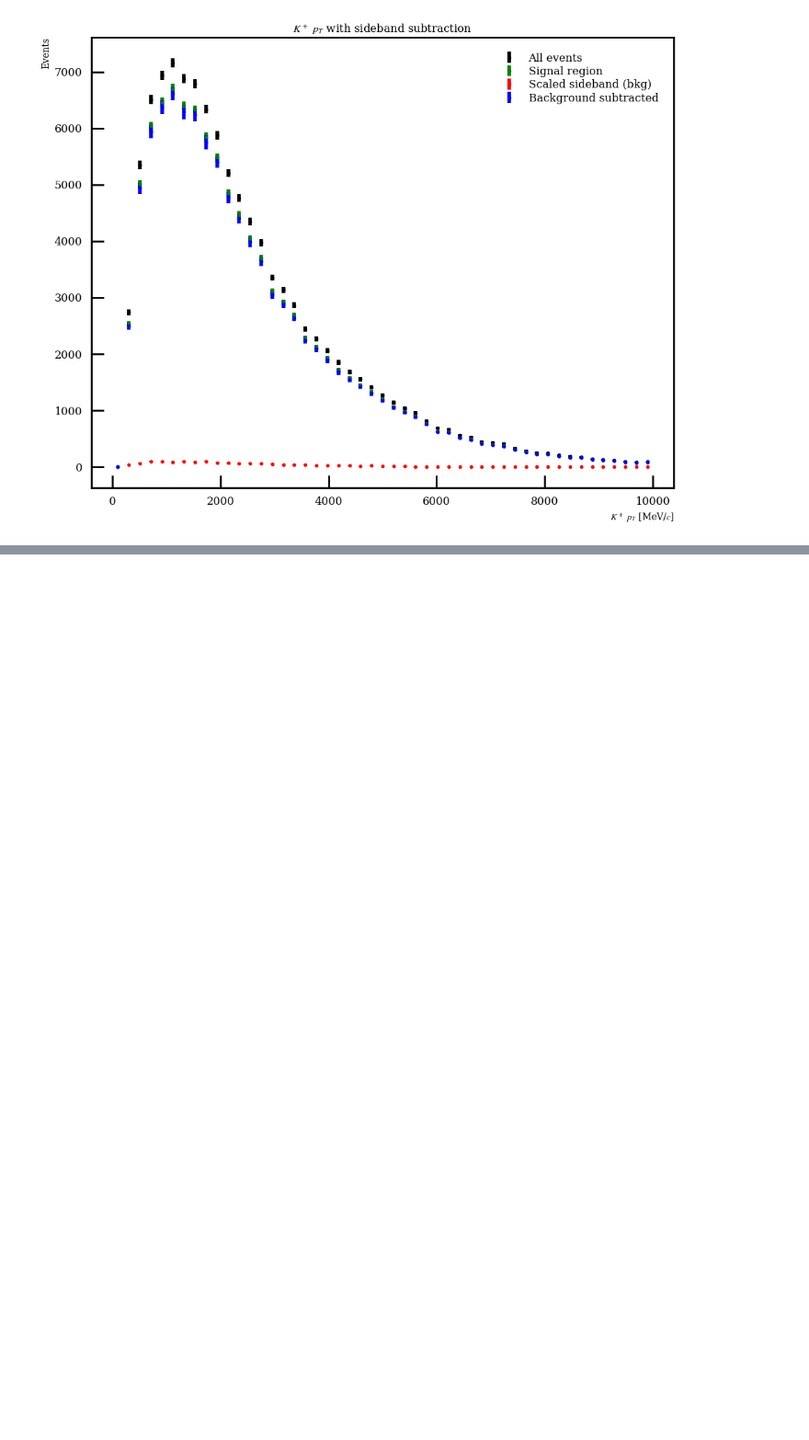
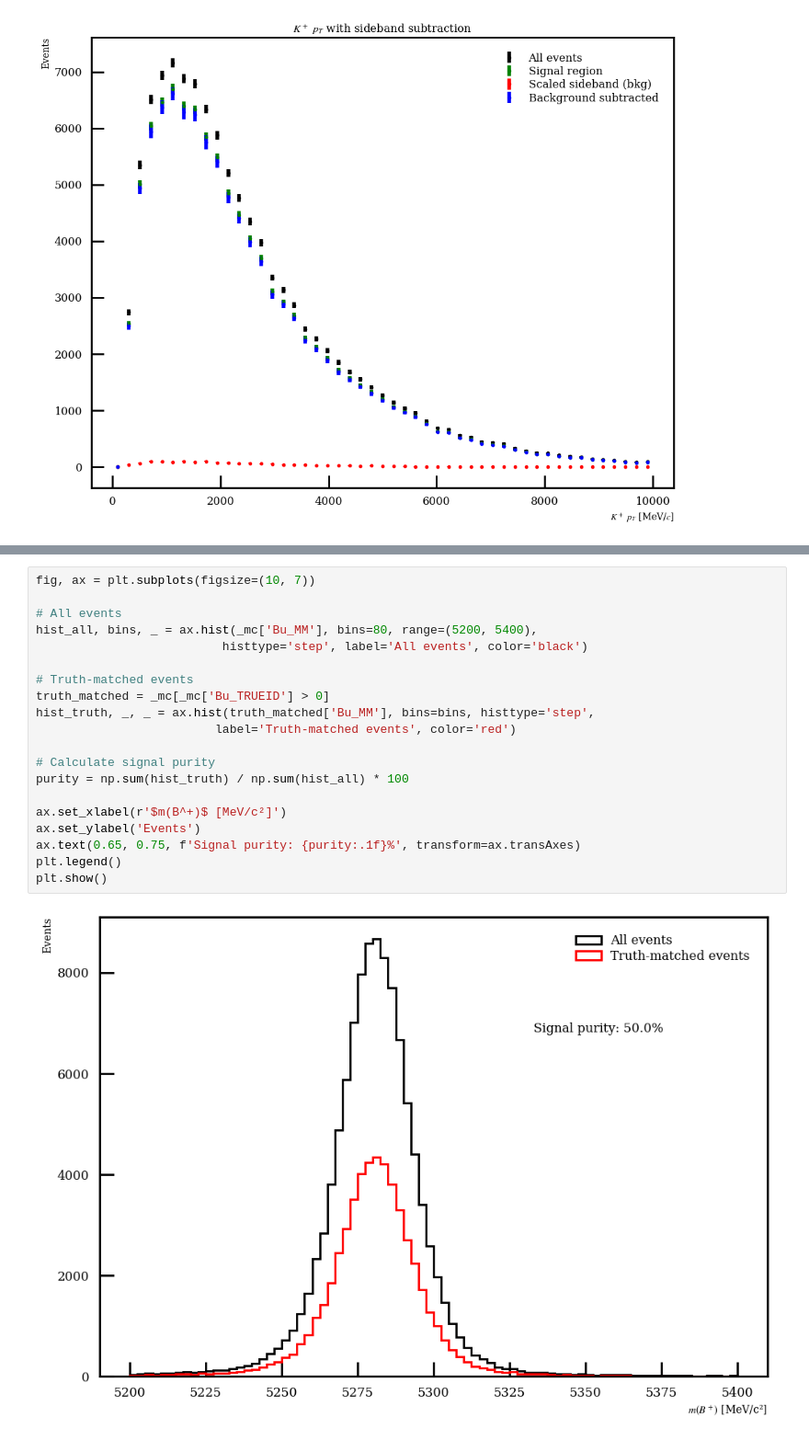
Before and after one commit to MohamedElashri/bu2lambdapKK, a Jupyter notebook: notebooks/MC_fits.ipynb, the cells around one changed output, grey strips where cells are left out. Shown: that part at 92% size. Drawn from its saved outputs; the diff is of its cells as text; blank space fills up the shorter version.

```diff
--- a/notebooks/MC_fits.ipynb
+++ b/notebooks/MC_fits.ipynb
@@ -379,0 +251,22 @@ ModuleNotFoundError: No module named 'fits'
+# %%
+fig, ax = plt.subplots(figsize=(10, 7))
+
+# All events
+hist_all, bins, _ = ax.hist(_mc['Bu_MM'], bins=80, range=(5200, 5400),
+                          histtype='step', label='All events', color='black')
+
+# Truth-matched events
+truth_matched = _mc[_mc['Bu_TRUEID'] > 0]
+hist_truth, _, _ = ax.hist(truth_matched['Bu_MM'], bins=bins, histtype='step',
+                         label='Truth-matched events', color='red')
+
+# Calculate signal purity
+purity = np.sum(hist_truth) / np.sum(hist_all) * 100
+
+ax.set_xlabel(r'$m(B^+)$ [MeV/c²]')
+ax.set_ylabel('Events')
+ax.text(0.65, 0.75, f'Signal purity: {purity:.1f}%', transform=ax.transAxes)
+plt.legend()
+plt.show()
+# %% [output]
+[figure, added]
```
Also changed, not shown: parts of 7 cells of this notebook, 3 other files.
